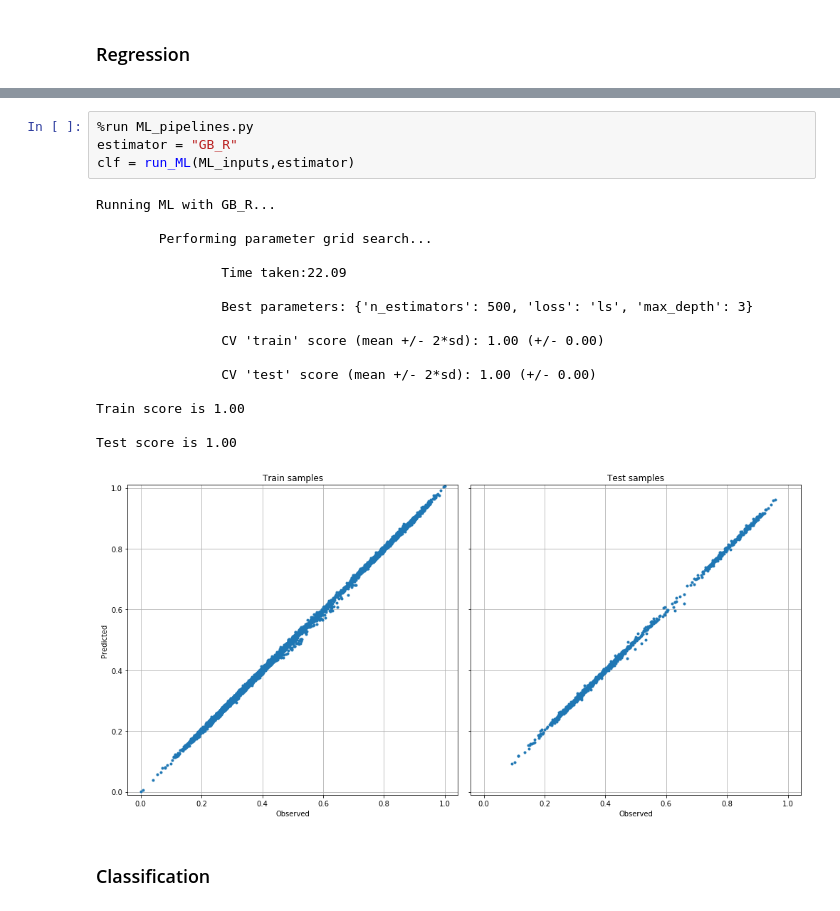
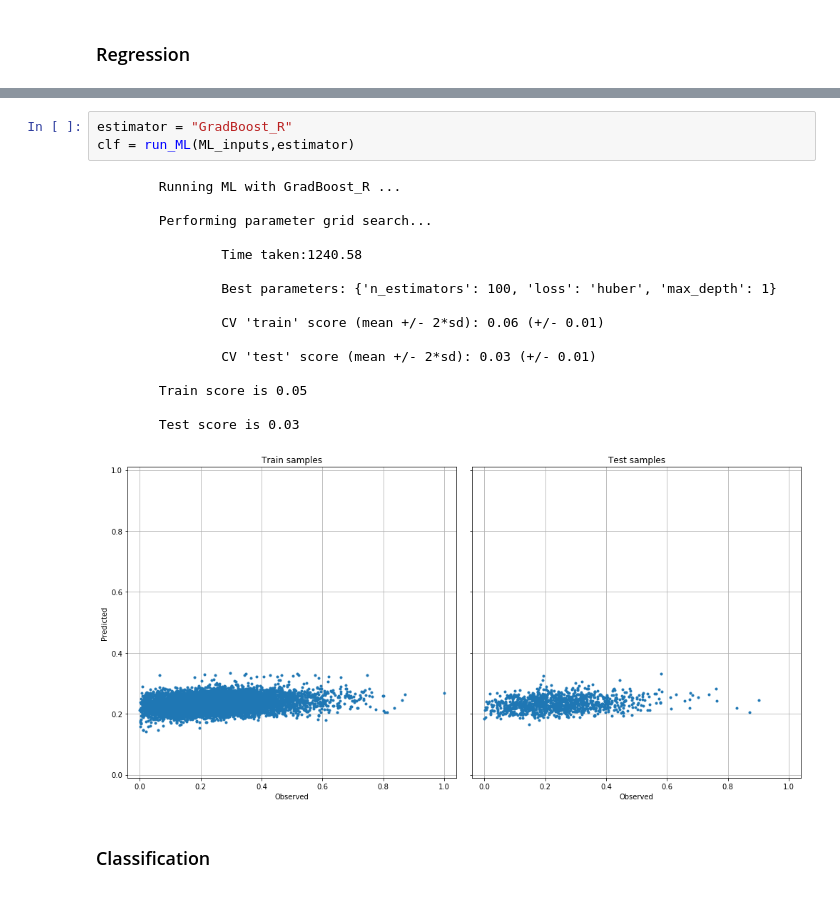
Before and after one commit to tiavlovskiegor24/CRG, a Jupyter notebook: ML Control Panel.ipynb, the cells around one changed output, grey strips where cells are left out. Drawn from its saved outputs; the diff is of its cells as text.

```diff
--- a/ML Control Panel.ipynb
+++ b/ML Control Panel.ipynb
@@ -218,23 +213,22 @@ Test score is 0.99
 # %%
-%run ML_pipelines.py
-estimator = "GB_R"
+estimator = "GradBoost_R"
 clf = run_ML(ML_inputs,estimator)
 # %% [output]
-Running ML with GB_R...
+        Running ML with GradBoost_R ...
 
         Performing parameter grid search...
 
-                Time taken:22.09
+                Time taken:1240.58
 
-                Best parameters: {'n_estimators': 500, 'loss': 'ls', 'max_depth': 3}
+                Best parameters: {'n_estimators': 100, 'loss': 'huber', 'max_depth': 1}
 
-                CV 'train' score (mean +/- 2*sd): 1.00 (+/- 0.00)
+                CV 'train' score (mean +/- 2*sd): 0.06 (+/- 0.01)
 
-                CV 'test' score (mean +/- 2*sd): 1.00 (+/- 0.00)
+                CV 'test' score (mean +/- 2*sd): 0.03 (+/- 0.01)
 
-Train score is 1.00
+        Train score is 0.05
 
-Test score is 1.00
+        Test score is 0.03
-[figure, old version]
+[figure, new version]
 # %% [markdown]
 ### Classification
```
Also changed, not shown: parts of 11 cells of this notebook, 8 other files.
